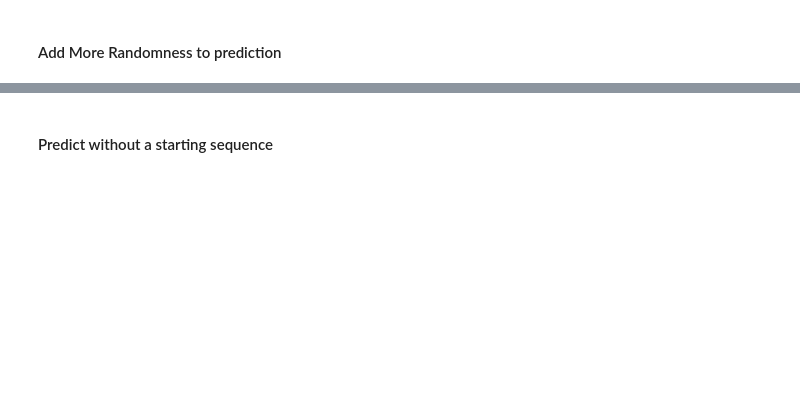
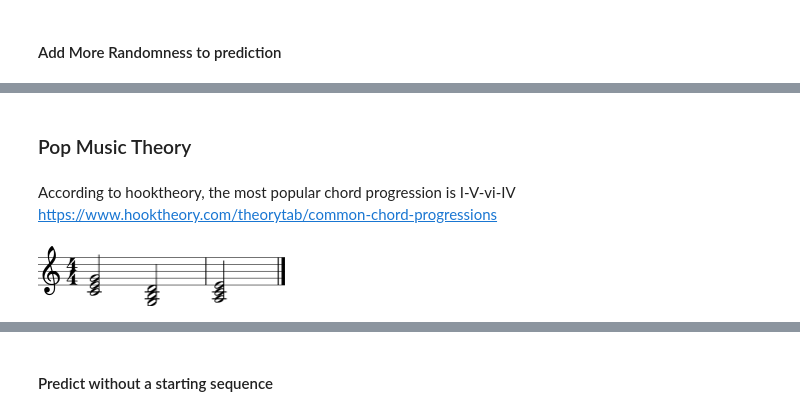
Before and after one commit to bearpelican/musicautobot, a Jupyter notebook: notebooks/music_transformer/Generate.ipynb, the cells around one changed output, grey strips where cells are left out. Saved outputs shown, nothing was run; the diff lists cells and outputs as text; code cells hidden in the pictures; blank space fills up the shorter version.

```diff
--- a/notebooks/music_transformer/Generate.ipynb
+++ b/notebooks/music_transformer/Generate.ipynb
@@ -104,0 +111,16 @@ pred.show()
+# %% [markdown]
+### Pop Music Theory
+# %% [markdown]
+According to hooktheory, the most popular chord progression is I-V-vi-IV
+https://www.hooktheory.com/theorytab/common-chord-progressions
+# %%
+# Let's create a partial progression I-V-vi
+p = music21.stream.Part()
+p.append(music21.chord.Chord('C4 E4 G4', type='half')) # I
+p.append(music21.chord.Chord('G3 B3 D4', type='half')) # V
+p.append(music21.chord.Chord('A3 C4 E4', type='half')) # vi
+s = music21.stream.Score([p])
+chord_item = MusicItem.from_stream(s, vocab)
+chord_item.show()
+# %% [output]
+[figure, added]
```
Also changed, not shown: parts of 11 cells of this notebook, 4 other files.
